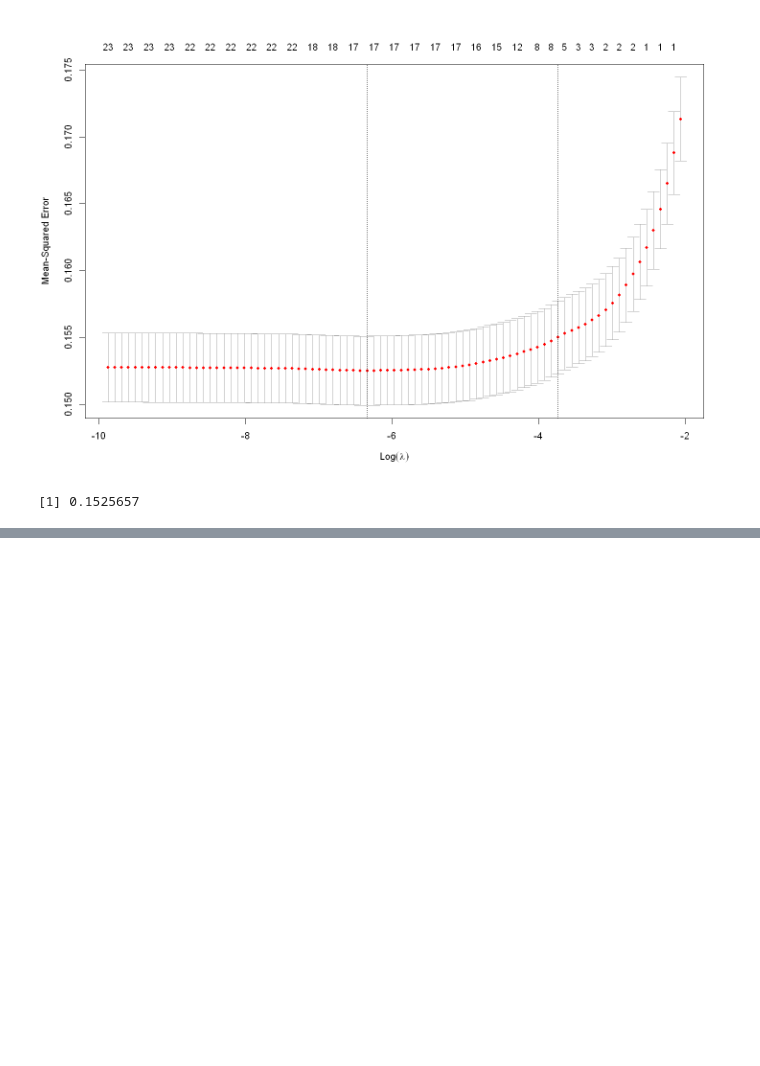
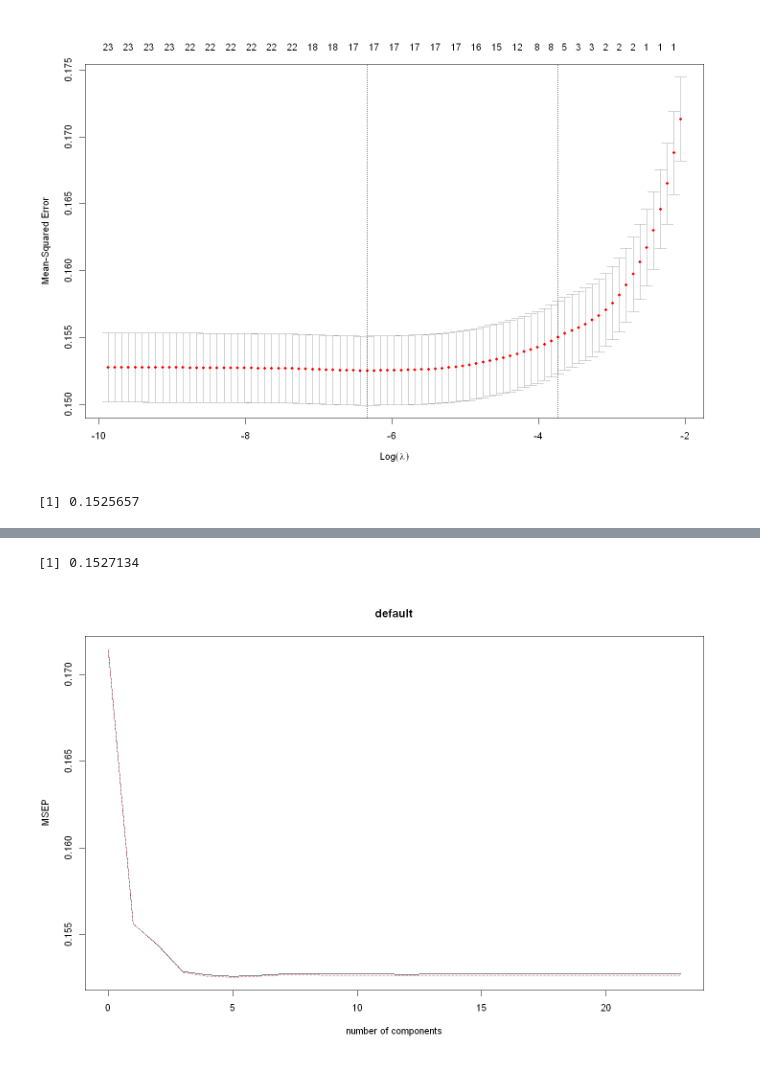
Before and after one commit to alipourmotlagh/MBD_statistical_learning, a Jupyter notebook: Individual Project/Motlagh_Project.ipynb, the cells around one changed output, grey strips where cells are left out. Cells and saved outputs as stored; diff of their text form; code cells hidden in the pictures; blank space fills up the shorter version.

```diff
--- a/Individual Project/Motlagh_Project.ipynb
+++ b/Individual Project/Motlagh_Project.ipynb
@@ -414,0 +446,10 @@ MSE_lambda_2
+# %%
+#part f
+model_pls <- plsr(default ~ ., data=train, scale=TRUE, validation='CV')
+validationplot(model_pls, val.type='MSEP')
+pred_pls <- predict(model_pls, newdata=test, ncomp=6)
+MSE_pls <- mean((pred_pls - test$default)^2)
+MSE_pls
+# %% [output]
+[1] 0.1527134
+[figure, added]
```
Also changed, not shown: parts of 3 cells of this notebook.
